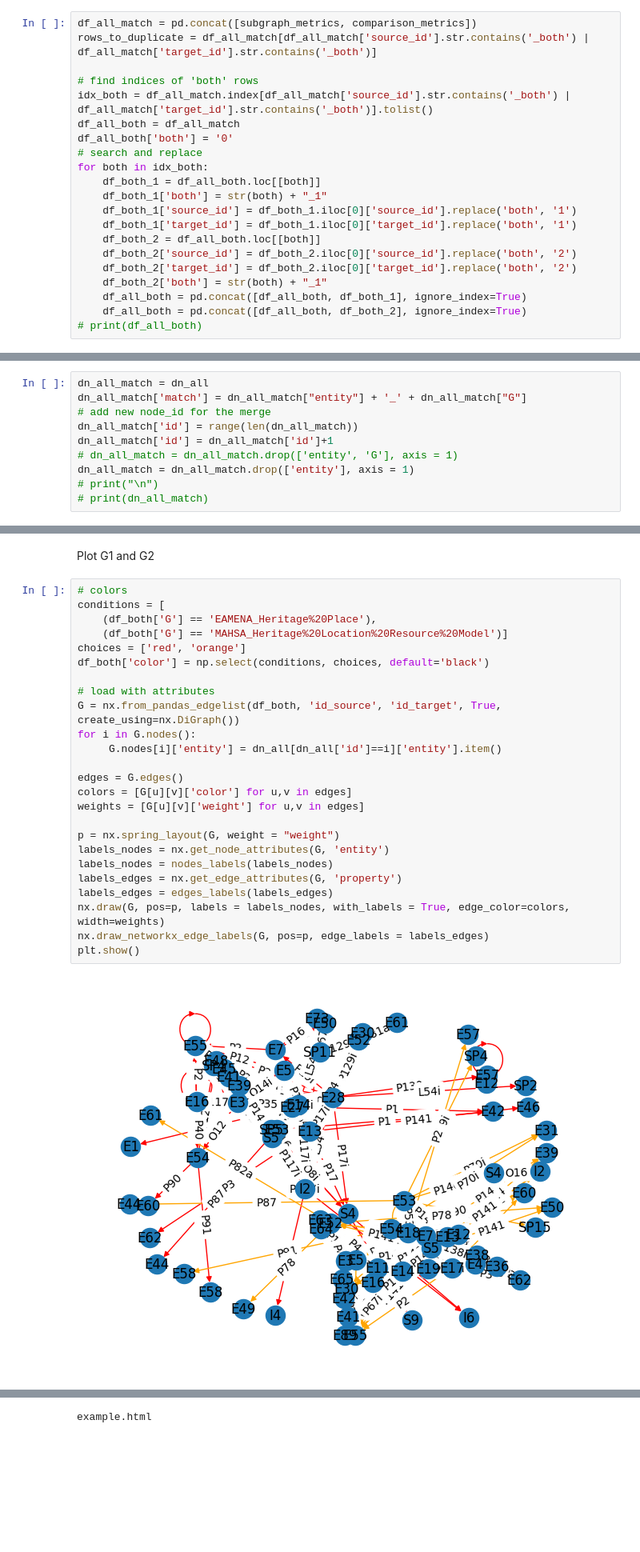
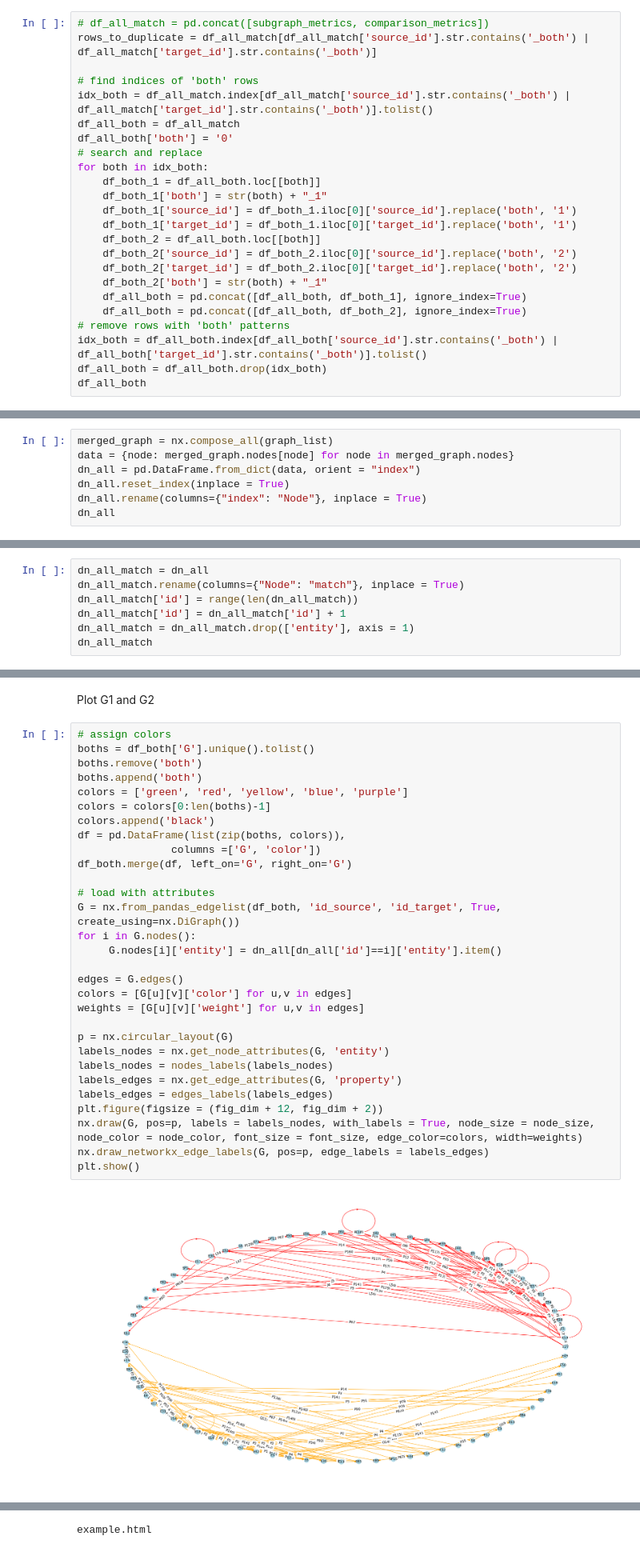
Before and after one commit to achp-project/cultural-heritage, a Jupyter notebook: presentation/bhdc/graph_parser_comparator_example.ipynb, the cells around one changed output, grey strips where cells are left out. Shown at 80% size. Drawn from its saved outputs; the diff is of its cells as text; blank space fills up the shorter version.

```diff
--- a/presentation/bhdc/graph_parser_comparator_example.ipynb
+++ b/presentation/bhdc/graph_parser_comparator_example.ipynb
@@ -242,5 +246,5 @@ plot_G(G2)
 # %%
-df_all_match = pd.concat([subgraph_metrics, comparison_metrics])
+# df_all_match = pd.concat([subgraph_metrics, comparison_metrics])
 rows_to_duplicate = df_all_match[df_all_match['source_id'].str.contains('_both') | df_all_match['target_id'].str.contains('_both')]
 
 # find indices of 'both' rows
@@ -259,4 +263,7 @@ for both in idx_both:
 	df_both_2['both'] = str(both) + "_1"
 	df_all_both = pd.concat([df_all_both, df_both_1], ignore_index=True)
 	df_all_both = pd.concat([df_all_both, df_both_2], ignore_index=True)
-# print(df_all_both)
+# remove rows with 'both' patterns
+idx_both = df_all_both.index[df_all_both['source_id'].str.contains('_both') | df_all_both['target_id'].str.contains('_both')].tolist()
+df_all_both = df_all_both.drop(idx_both)
+df_all_both
@@ -288,0 +286,7 @@ dn_all = pd.concat([dfG1, dfG2])
+# %%
+merged_graph = nx.compose_all(graph_list)
+data = {node: merged_graph.nodes[node] for node in merged_graph.nodes}
+dn_all = pd.DataFrame.from_dict(data, orient = "index")
+dn_all.reset_index(inplace = True)
+dn_all.rename(columns={"index": "Node"}, inplace = True)
+dn_all
@@ -289,10 +309,7 @@ dn_all = pd.concat([dfG1, dfG2])
 # %%
 dn_all_match = dn_all
-dn_all_match['match'] = dn_all_match["entity"] + '_' + dn_all_match["G"]
-# add new node_id for the merge
+dn_all_match.rename(columns={"Node": "match"}, inplace = True)
 dn_all_match['id'] = range(len(dn_all_match))
-dn_all_match['id'] = dn_all_match['id']+1
-# dn_all_match = dn_all_match.drop(['entity', 'G'], axis = 1)
+dn_all_match['id'] = dn_all_match['id'] + 1
 dn_all_match = dn_all_match.drop(['entity'], axis = 1)
-# print("\n")
-# print(dn_all_match)
+dn_all_match
@@ -354,32 +400,37 @@ for i in boths:
 # %% [markdown]
 Plot G1 and G2
 # %%
-# colors
-conditions = [
-    (df_both['G'] == 'EAMENA_Heritage%20Place'),
-    (df_both['G'] == 'MAHSA_Heritage%20Location%20Resource%20Model')]
-choices = ['red', 'orange']
-df_both['color'] = np.select(conditions, choices, default='black')
+# assign colors
+boths = df_both['G'].unique().tolist()
+boths.remove('both')
+boths.append('both')
+colors = ['green', 'red', 'yellow', 'blue', 'purple']
+colors = colors[0:len(boths)-1]
+colors.append('black')
+df = pd.DataFrame(list(zip(boths, colors)),
+               columns =['G', 'color'])
+df_both.merge(df, left_on='G', right_on='G')
 
 # load with attributes
 G = nx.from_pandas_edgelist(df_both, 'id_source', 'id_target', True, create_using=nx.DiGraph())
 for i in G.nodes():
      G.nodes[i]['entity'] = dn_all[dn_all['id']==i]['entity'].item()
 
 edges = G.edges()
 colors = [G[u][v]['color'] for u,v in edges]
 weights = [G[u][v]['weight'] for u,v in edges]
 
-p = nx.spring_layout(G, weight = "weight")
+p = nx.circular_layout(G)
 labels_nodes = nx.get_node_attributes(G, 'entity')
 labels_nodes = nodes_labels(labels_nodes)
 labels_edges = nx.get_edge_attributes(G, 'property')
 labels_edges = edges_labels(labels_edges)
-nx.draw(G, pos=p, labels = labels_nodes, with_labels = True, edge_color=colors, width=weights)
+plt.figure(figsize = (fig_dim + 12, fig_dim + 2))
+nx.draw(G, pos=p, labels = labels_nodes, with_labels = True, node_size = node_size, node_color = node_color, font_size = font_size, edge_color=colors, width=weights)
 nx.draw_networkx_edge_labels(G, pos=p, edge_labels = labels_edges)
 plt.show()
 # %% [output]
-[figure, old version]
+[figure, new version]
 # %%
 # TODO
 # Plot it in an interactive window, see: https://pyvis.readthedocs.io/en/latest/tutorial.html?highlight=jupyter#using-pyvis-within-jupyter-notebook
```
Also changed, not shown: parts of 31 cells of this notebook, 1 other file.
